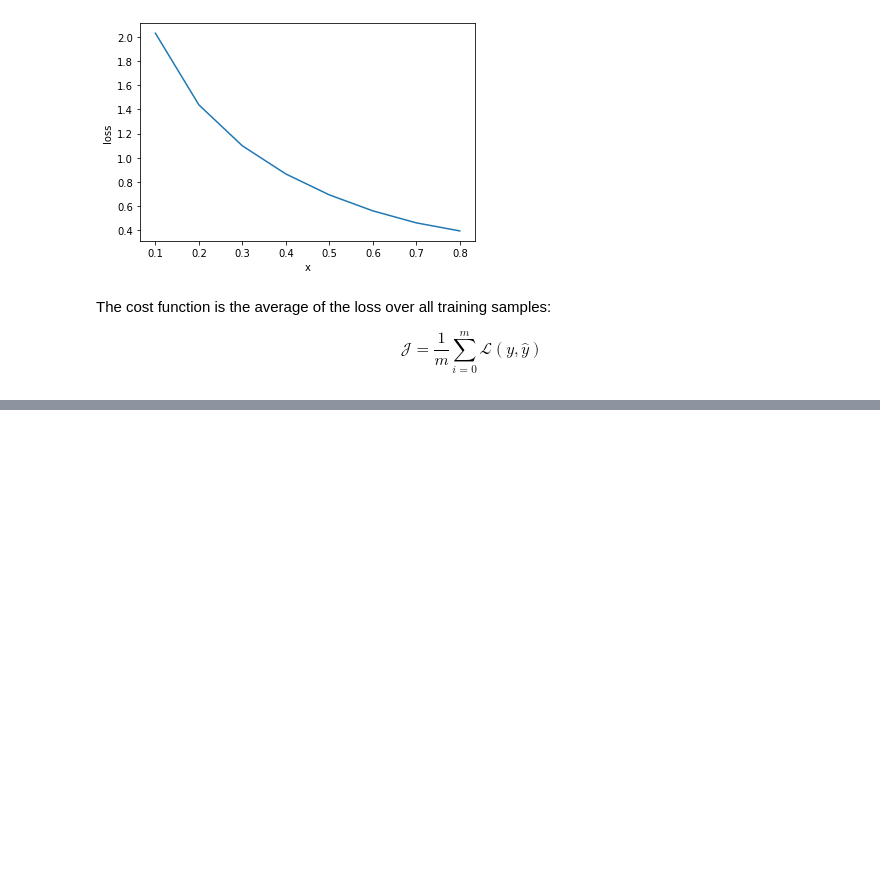
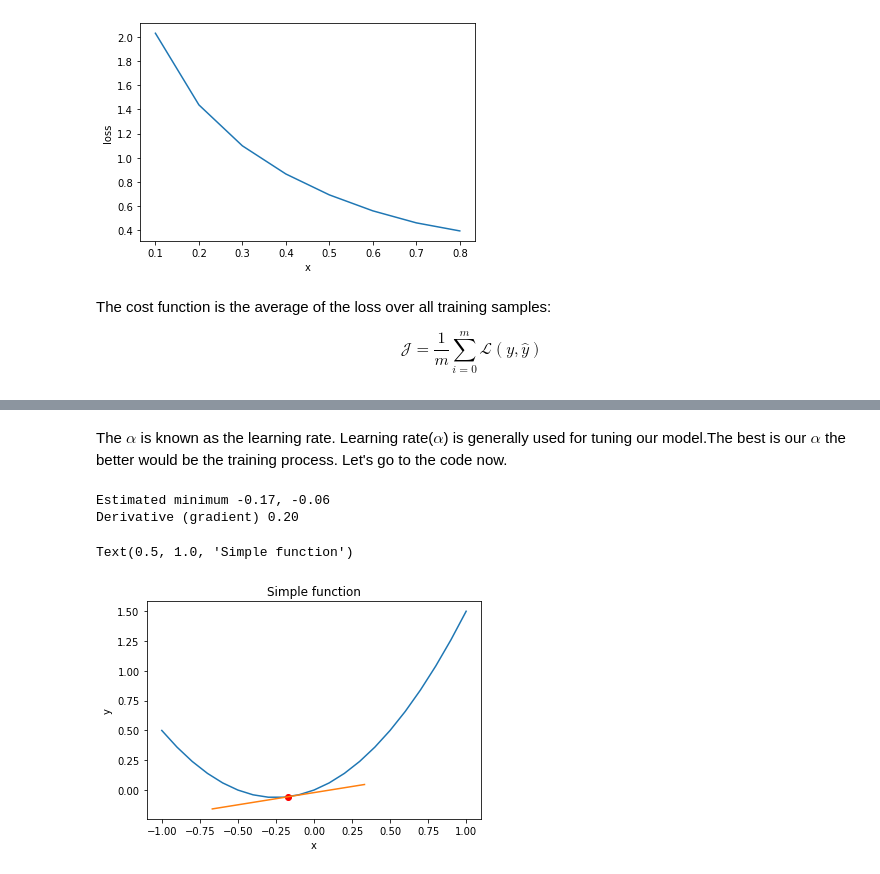
Before and after one commit to YashasMessi02/Machine-learning, a Jupyter notebook: Regerssion_Basics.ipynb, the cells around one changed output, grey strips where cells are left out. Saved outputs shown, nothing was run; the diff lists cells and outputs as text; code cells hidden in the pictures; blank space fills up the shorter version.

```diff
--- a/Regerssion_Basics.ipynb
+++ b/Regerssion_Basics.ipynb
@@ -73,0 +111,32 @@ $$\mathcal J = \frac{1}{m} \sum_{i=0}^{m} \mathcal L(y, \hat y)$$
+# %% [markdown]
+The $\alpha$ is known as the learning rate. Learning rate($\alpha$) is generally used for tuning our model.The best is our $\alpha$ the better would be the training process. Let's go to the code now.
+# %%
+x_k = 0.0
+
+learning_rate = 0.1
+
+def derivative(x):
+  return 2*x + 0.5
+
+for i in range(5):
+    gradient = derivative(x_k)
+    x_k = x_k - learning_rate*gradient
+
+print('Estimated minimum %0.2f, %0.2f' % (x_k, parabola(x_k)))
+print('Derivative (gradient) %0.2f' % gradient)
+
+x = [i * 0.1 for i in range(-10, 11)]
+y = [parabola(xi) for xi in x]
+plt.plot(x, y)
+plt.xlabel('x')
+plt.ylabel('y')
+plt.plot(x_k, parabola(x_k), 'ro')
+line_x = [x_k - 0.5, x_k + 0.5]
+line_y = [gradient*(xi-x_k)+parabola(x_k) for xi in line_x]
+plt.plot(line_x, line_y)
+plt.title('Simple function')
+# %% [output]
+Estimated minimum -0.17, -0.06
+Derivative (gradient) 0.20
+Text(0.5, 1.0, 'Simple function')
+[figure, added]
```
Also changed, not shown: parts of 5 cells of this notebook.
